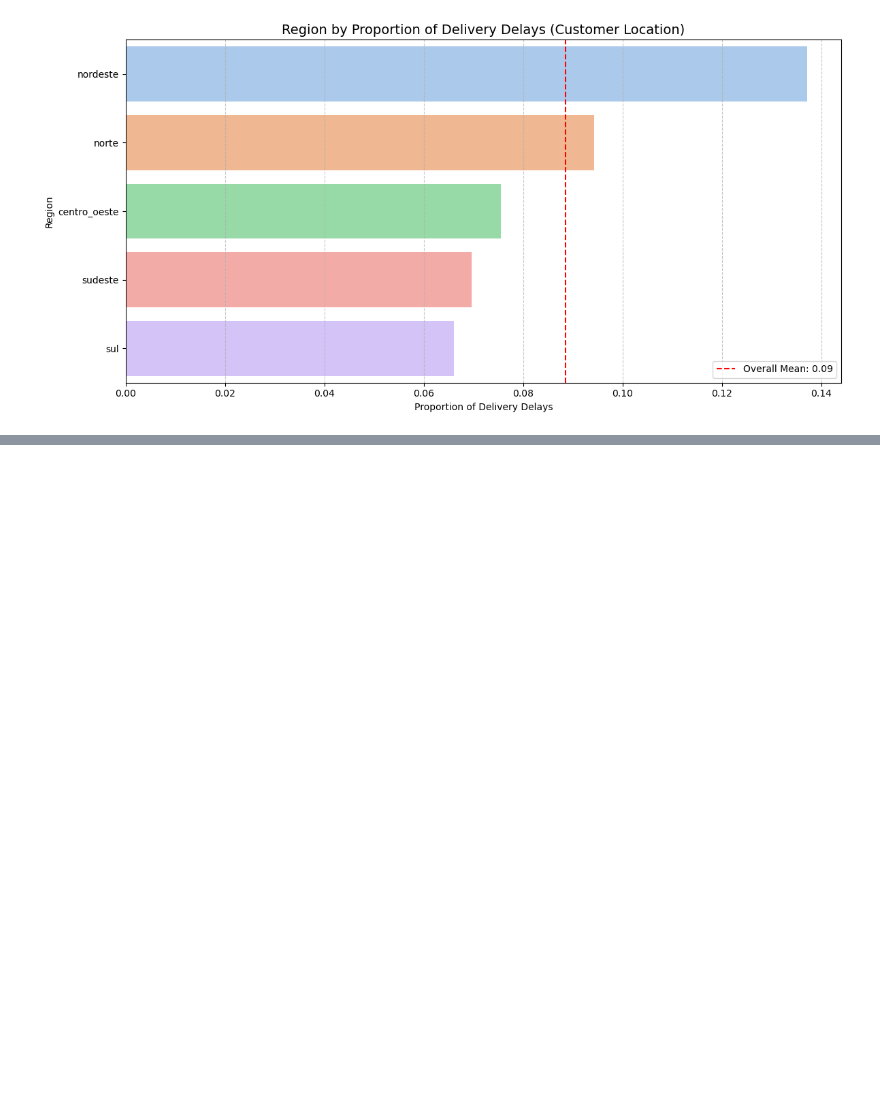
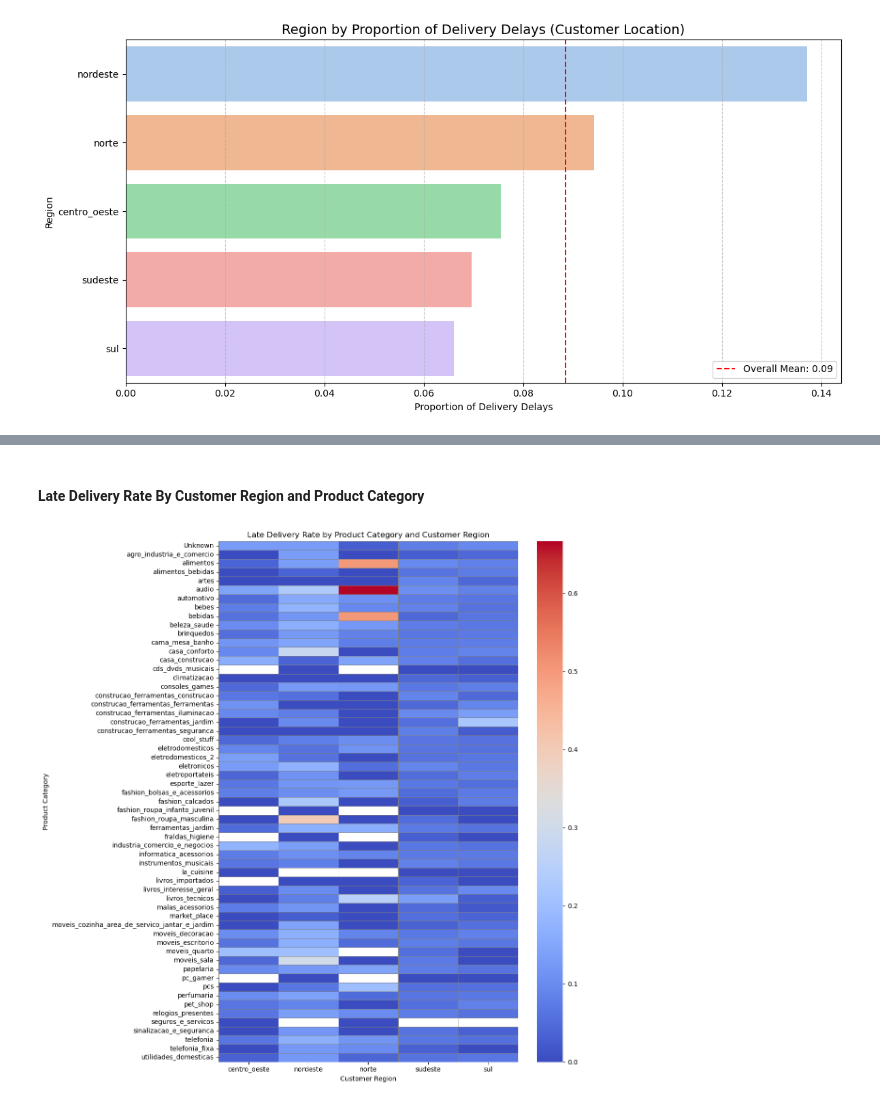
Before and after one commit to rickaof/Portfolio, a Jupyter notebook: Ecommerce_Analysis/notebooks/data_preparation.ipynb, the cells around one changed output, grey strips where cells are left out. Saved outputs shown, nothing was run; the diff lists cells and outputs as text; code cells hidden in the pictures; blank space fills up the shorter version.

```diff
--- a/Ecommerce_Analysis/notebooks/data_preparation.ipynb
+++ b/Ecommerce_Analysis/notebooks/data_preparation.ipynb
@@ -727,0 +881,21 @@ plt.show()
+# %% [markdown]
+#### Late Delivery Rate By Customer Region and Product Category
+# %%
+# Pivot table: product category vs customer region
+pivot_pc_cr = df_products_filtered.pivot_table(
+    index='product_category_name',
+    columns='customer_region',
+    values='is_late',
+    aggfunc='mean'
+)
+
+# Plot heatmap
+plt.figure(figsize=(12, 12))
+sns.heatmap(pivot_pc_cr, cmap='coolwarm', annot=False, linewidths=0.5, linecolor='gray')
+plt.title('Late Delivery Rate by Product Category and Customer Region')
+plt.xlabel('Customer Region')
+plt.ylabel('Product Category')
+plt.tight_layout()
+plt.show()
+# %% [output]
+[figure, added]
```
Also changed, not shown: parts of 45 cells of this notebook.
